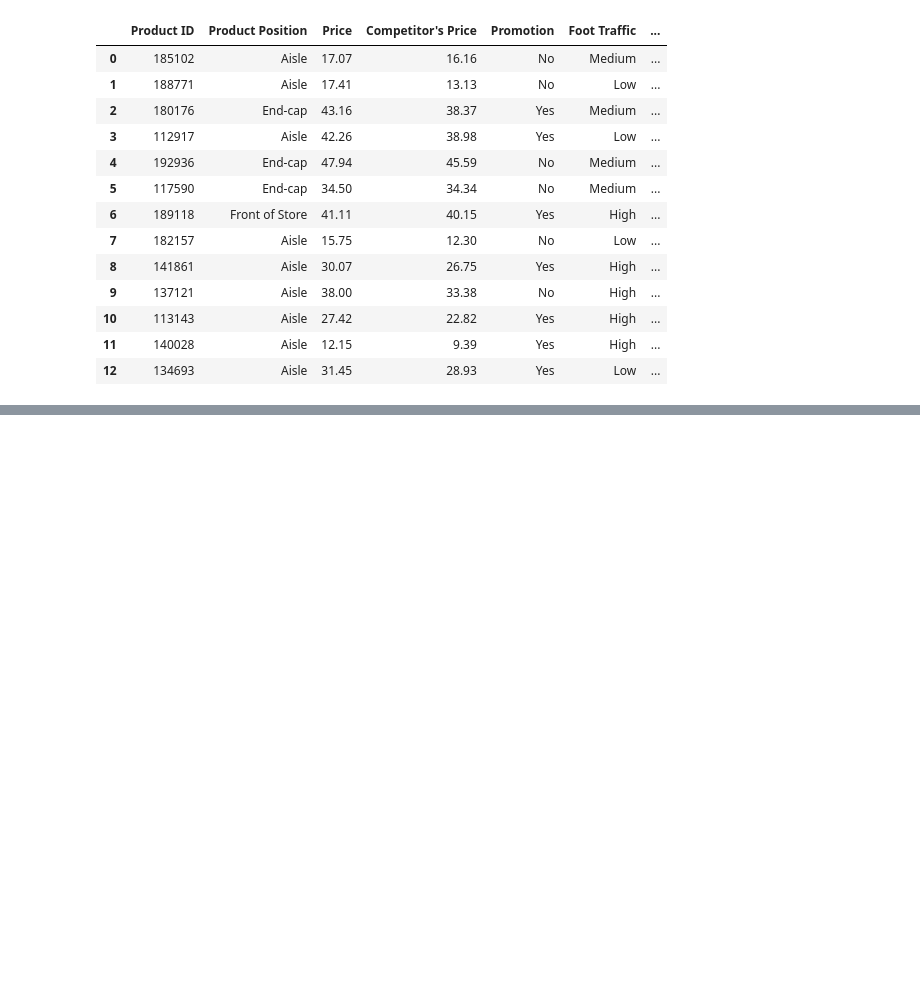
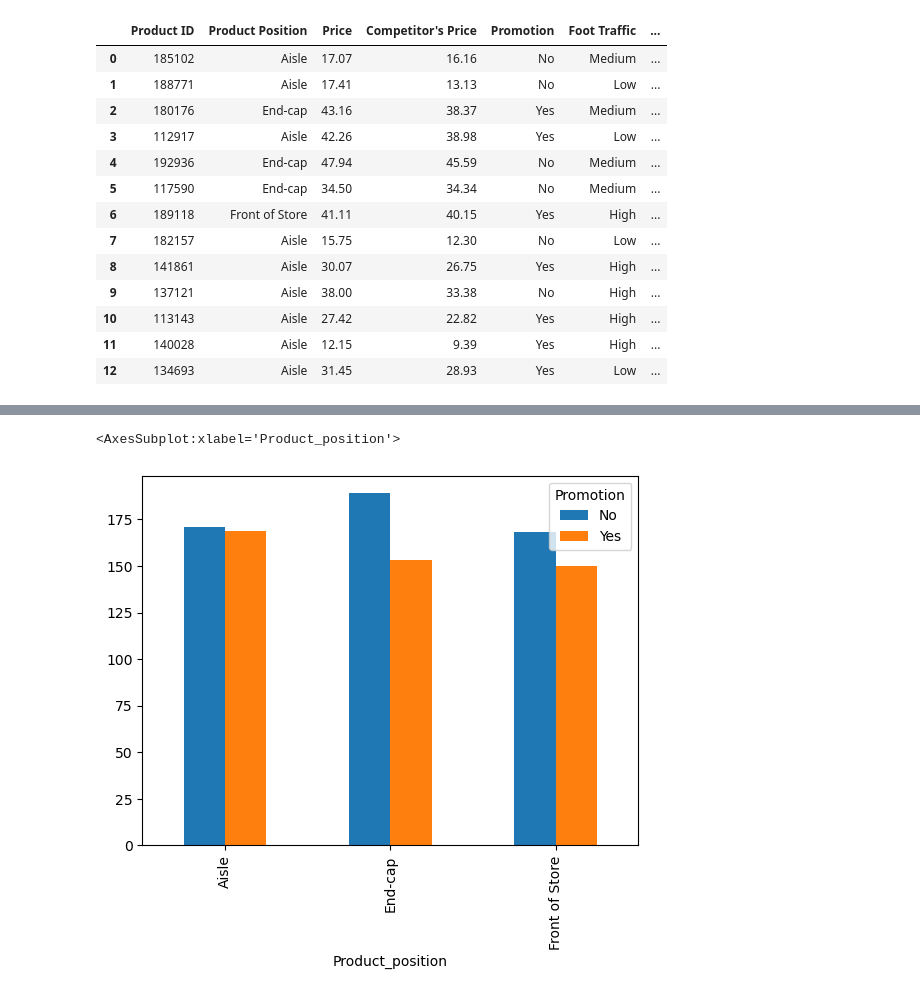
Before and after one commit to KennethAgbo/Product-Positioning--Data--Wrangling-and-Analysis, a Jupyter notebook: Product Positioning notebook.ipynb, the cells around one changed output, grey strips where cells are left out. Saved outputs shown, nothing was run; the diff lists cells and outputs as text; code cells hidden in the pictures; blank space fills up the shorter version.

```diff
--- a/Product Positioning notebook.ipynb
+++ b/Product Positioning notebook.ipynb
@@ -80,0 +98,3 @@ df.head(13)
+# %%
+# To take care of the space on the column heading, rename
+df.rename(columns={ 'Product Position':'Product_position', 'Foot Traffic':'Foot_Traffic','Consumer Demographics':'Consumer_Demographics','Product Category':'Product_Category', 'Sales Volume': 'Sales_Volume'}, inplace=True)
@@ -80,0 +165,2 @@ df.head(13)
+# %%
+cross_tab = pd.crosstab(df.Product_position, df.Promotion)
@@ -80,0 +175,5 @@ df.head(13)
+# %%
+cross_tab.plot(kind='bar')
+# %% [output]
+<AxesSubplot:xlabel='Product_position'>
+[figure, added]
```
Also changed, not shown: parts of 14 cells of this notebook.
